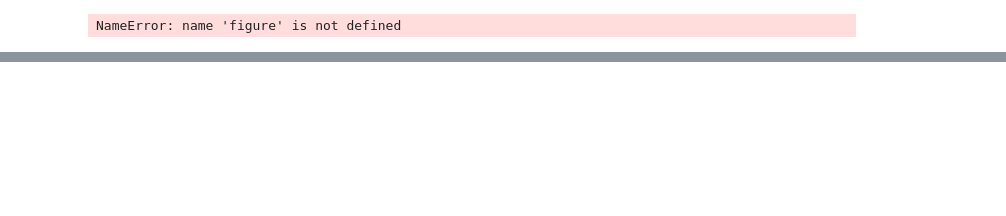
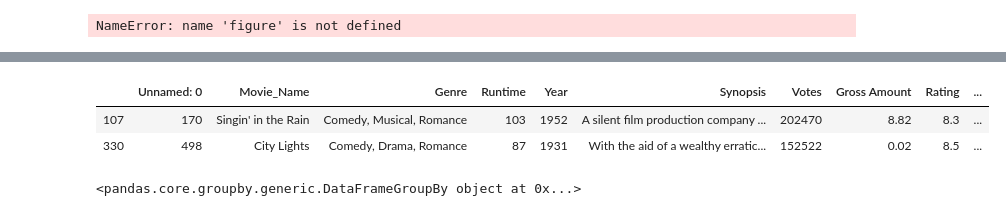
Before and after one commit to Nyiko-Ngwenya/Dashboard, a Jupyter notebook: IMDB/IMDb.ipynb, the cells around one changed output, grey strips where cells are left out. Cells and saved outputs as stored; diff of their text form; code cells hidden in the pictures; blank space fills up the shorter version.

```diff
--- a/IMDB/IMDb.ipynb
+++ b/IMDB/IMDb.ipynb
@@ -219,3 +232,13 @@ data.Genre
 # %%
 df1 = pd.read_csv('clean_data.csv')
-df1.columns
+dope = df1[df1['Metascore']==99.0]
+dope
+# %% [output]
+|  | Unnamed: 0 | Movie_Name | Genre | Runtime | Year | Synopsis | Votes | Gross Amount | Rating | ... |
+| 107 | 170 | Singin' in the Rain | Comedy, Musical, Romance | 103 | 1952 | A silent film production company ... | 202470 | 8.82 | 8.3 | ... |
+| 330 | 498 | City Lights | Comedy, Drama, Romance | 87 | 1931 | With the aid of a wealthy erratic... | 152522 | 0.02 | 8.5 | ... |
+# %%
+asd = df1.groupby('Year',as_index=False)
+asd
+# %% [output]
+<pandas.core.groupby.generic.DataFrameGroupBy object at 0x...>
```
Also changed, not shown: parts of 11 cells of this notebook, 2 other files.
